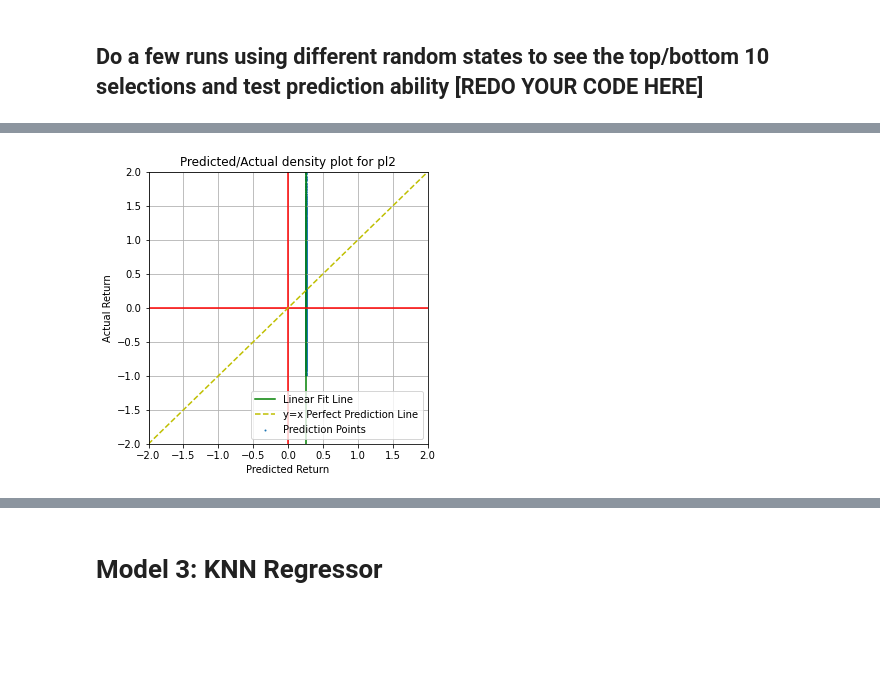
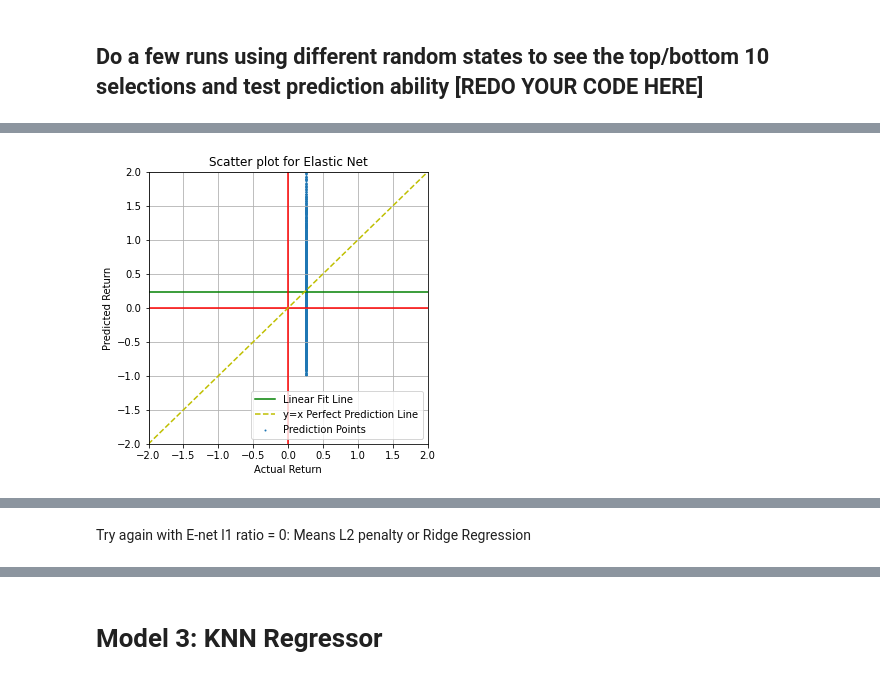
Before and after one commit to ethan-eplee/PortfolioThatBeatsTheMarket, a Jupyter notebook: 04_Capstone - Modelling.ipynb, the cells around one changed output, grey strips where cells are left out. Saved outputs shown, nothing was run; the diff lists cells and outputs as text; code cells hidden in the pictures; blank space fills up the shorter version.

```diff
--- a/04_Capstone - Modelling.ipynb
+++ b/04_Capstone - Modelling.ipynb
@@ -438,5 +417,5 @@ time: 3.91 s (started: 2022-10-06 12:33:54 +08:00)
 # %%
-pl2 = Pipeline([
+pl_enet = Pipeline([
     ('Power Transformer', PowerTransformer()),
     ('ElasticNet', ElasticNet()) #l1_ratio=0.00001, alpha=0.001
 ])
@@ -445,4 +424,4 @@ time: 0 ns (started: 2022-10-06 09:53:02 +08:00)
 # %%
-pl2.fit(X_train, y_train)
-y_pred = pl2.predict(X_test)
+pl_enet.fit(X_train, y_train)
+y_pred = pl_enet.predict(X_test)
 # %% [output]
@@ -463,6 +442,6 @@ time: 15 ms (started: 2022-10-06 09:53:02 +08:00)
 # %%
-# Predicted/actual density plot for pl_ElasticNet
+# Scatter plot for pl_enet
 plt.figure(figsize=(5,5))
-plotDensityContourPredVsReal('pl2', y_pred, y_test.to_numpy(),2)
+plotScatter('Elastic Net', y_pred, y_test.to_numpy(), 2)
 # %% [output]
-[figure, old version]
+[figure, new version]
@@ -470 +449,3 @@ time: 281 ms (started: 2022-10-06 09:53:02 +08:00)
+# %% [markdown]
+Try again with E-net l1 ratio = 0: Means L2 penalty or Ridge Regression
 # %%
```
Also changed, not shown: parts of 65 cells of this notebook.
